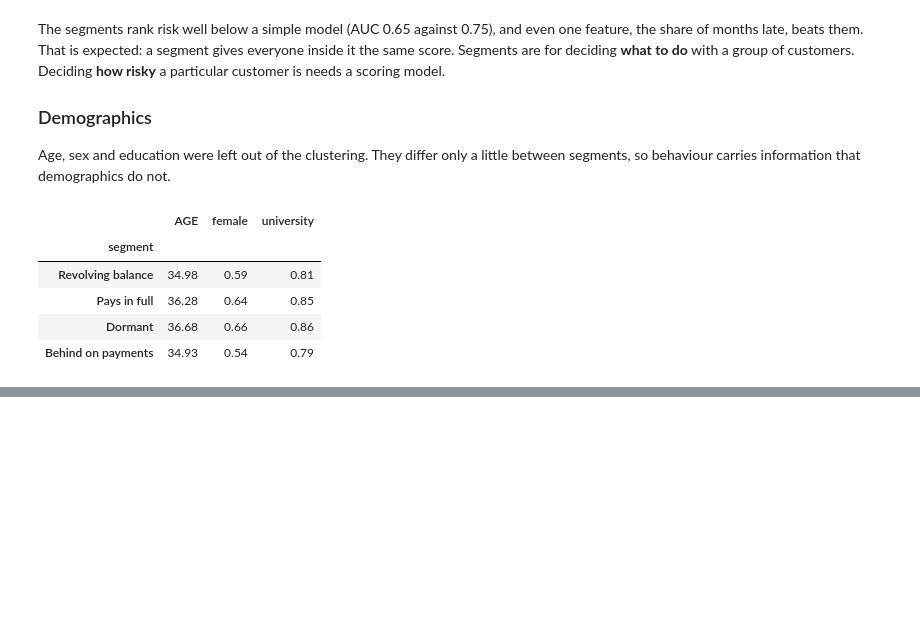
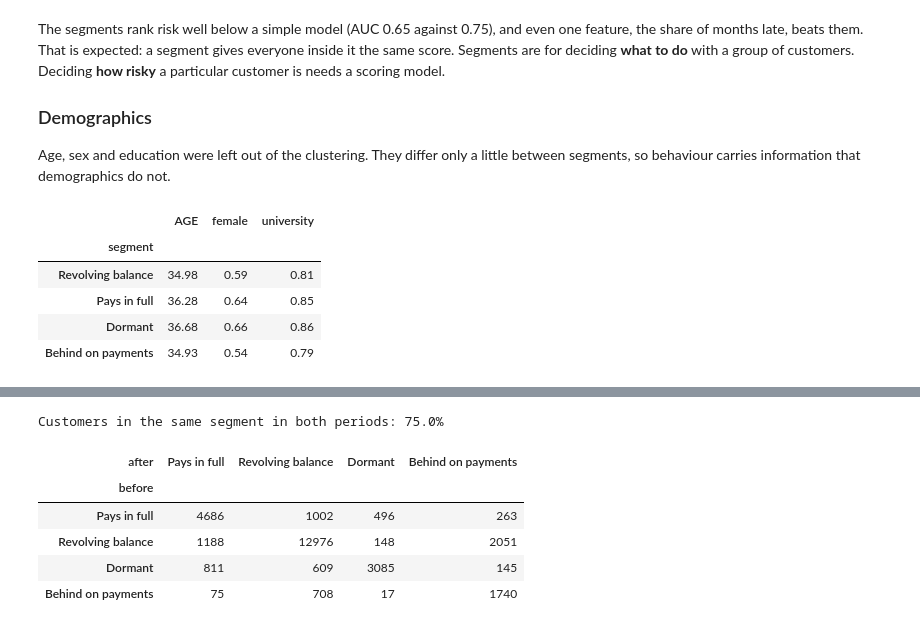
Before and after one commit to Sammyjoseph999/credit-card-segments, a Jupyter notebook: notebook.ipynb, the cells around one changed output, grey strips where cells are left out. Saved outputs shown, nothing was run; the diff lists cells and outputs as text; code cells hidden in the pictures; blank space fills up the shorter version.

```diff
--- a/notebook.ipynb
+++ b/notebook.ipynb
@@ -278,0 +332,15 @@ demographics.groupby("segment")[["AGE", "female", "university"]].mean().loc[list
+# %%
+before = pd.Series(result.before).map(early_names)
+after = pd.Series(result.carried).map(early_names)
+counts = transitions(before, after, order=order)
+shares = transitions(before, after, order=order, normalize=True)
+print(f"Customers in the same segment in both periods: {(before == after).mean():.1%}")
+counts
+# %% [output]
+Customers in the same segment in both periods: 75.0%
+| after | Pays in full | Revolving balance | Dormant | Behind on payments |
+| before |  |  |  |  |
+| Pays in full | 4686 | 1002 | 496 | 263 |
+| Revolving balance | 1188 | 12976 | 148 | 2051 |
+| Dormant | 811 | 609 | 3085 | 145 |
+| Behind on payments | 75 | 708 | 17 | 1740 |
```
Also changed, not shown: parts of 12 cells of this notebook, 1 other file.
